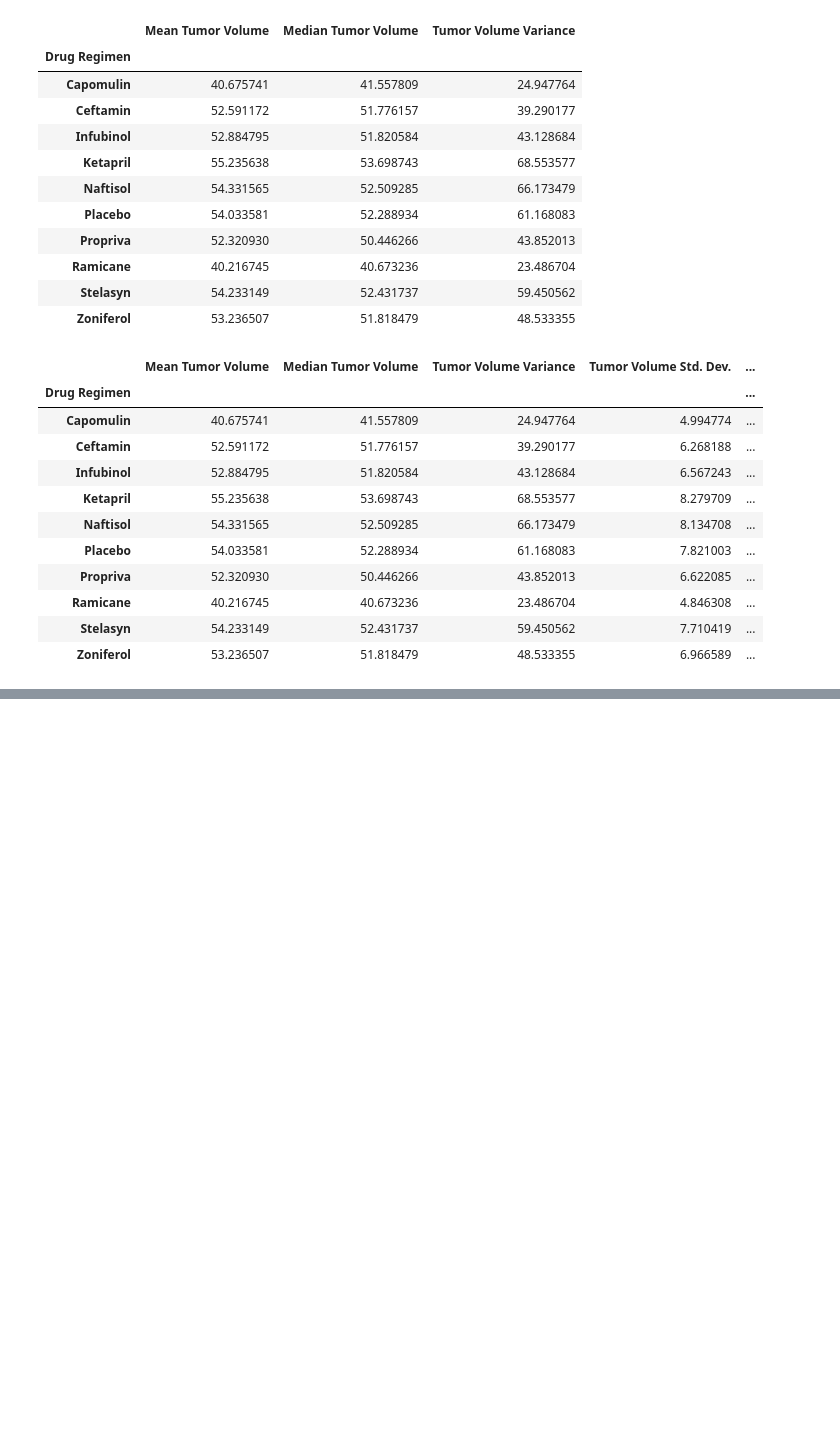
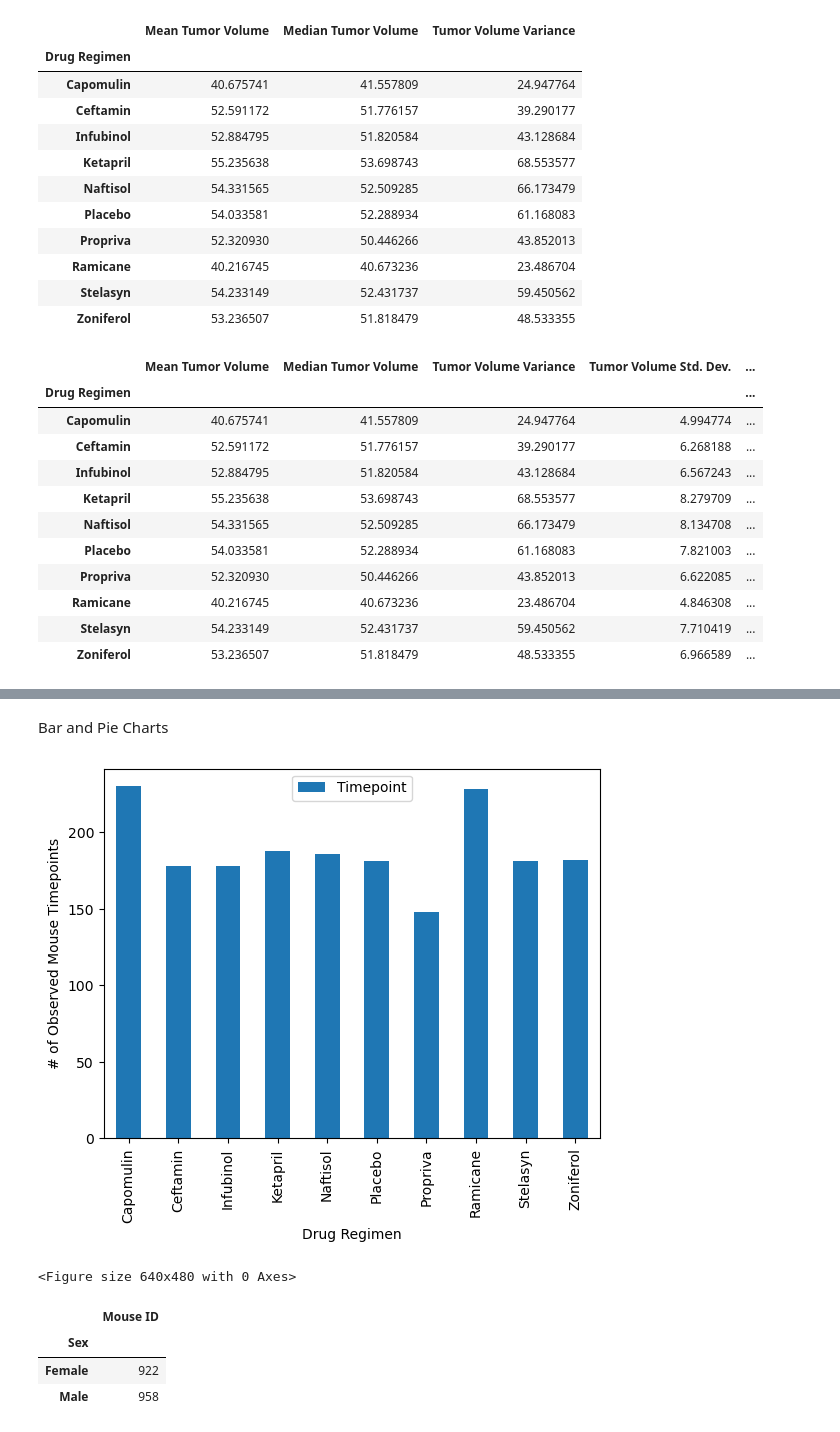
Before and after one commit to Cookees81/pymaceuticals-challenge, a Jupyter notebook: my_pymaceuticals.ipynb, the cells around one changed output, grey strips where cells are left out. Drawn from its saved outputs; the diff is of its cells as text; code cells hidden in the pictures; blank space fills up the shorter version.

Commit message:
added bar and pie charts

```diff
--- a/my_pymaceuticals.ipynb
+++ b/my_pymaceuticals.ipynb
@@ -199,3 +199,6 @@ summary_stats
 | Ramicane | 40.216745 | 40.673236 | 23.486704 | 4.846308 | ... |
 | Stelasyn | 54.233149 | 52.431737 | 59.450562 | 7.710419 | ... |
 | Zoniferol | 53.236507 | 51.818479 | 48.533355 | 6.966589 | ... |
+# %%
+regimen_timepoints = pd.DataFrame(by_regimen[["Timepoint"]].count())
+regimen_timepoints
@@ -201,0 +218,2 @@ summary_stats
+# %% [markdown]
+Bar and Pie Charts
@@ -201,0 +223,20 @@ summary_stats
+# %%
+regimen_timepoints.plot(kind="bar")
+plt.ylabel("# of Observed Mouse Timepoints")
+plt.xlabel("Drug Regimen")
+plt.show()
+plt.tight_layout()
+# %% [output]
+[figure, added]
+<Figure size 640x480 with 0 Axes>
+# %%
+mice_gender = clean_mice.groupby(['Sex'])
+mice_gender
+mouse_individual = mice_gender
+mouse_gender = pd.DataFrame(mice_gender[["Mouse ID"]].count())
+mouse_gender
+# %% [output]
+|  | Mouse ID |
+| Sex |  |
+| Female | 922 |
+| Male | 958 |
```
Also changed, not shown: parts of 5 cells of this notebook, 1 other file.
